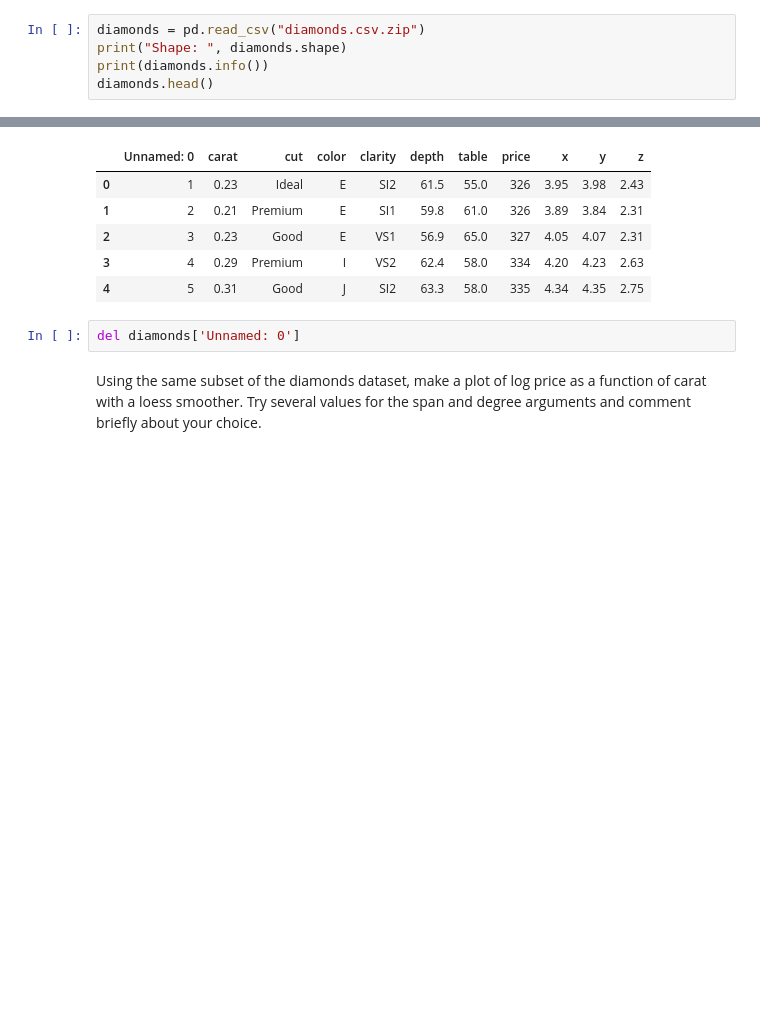
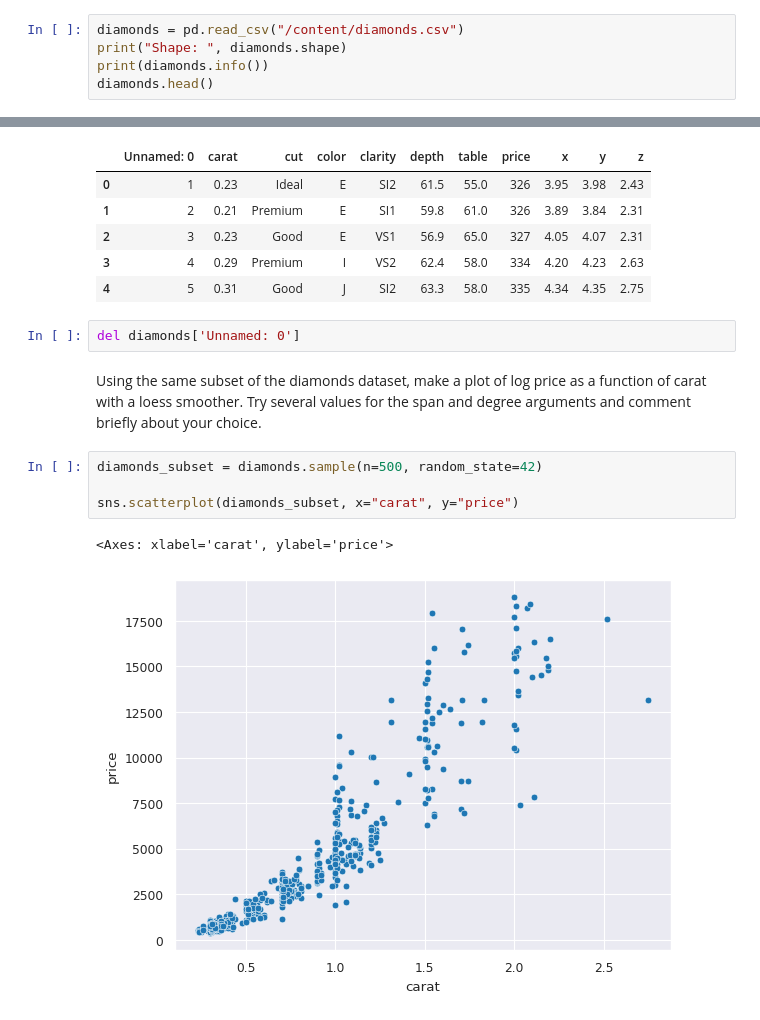
Before and after one commit to RomandRapido/DSC1105_EDA, a Jupyter notebook: FA4_Lansangan/FA4_Lansangan.ipynb, the cells around one changed output, grey strips where cells are left out. Saved outputs shown, nothing was run; the diff lists cells and outputs as text; blank space fills up the shorter version.

```diff
--- a/FA4_Lansangan/FA4_Lansangan.ipynb
+++ b/FA4_Lansangan/FA4_Lansangan.ipynb
@@ -107,5 +130,5 @@ plt.legend()
 # %%
-diamonds = pd.read_csv("diamonds.csv.zip")
+diamonds = pd.read_csv("/content/diamonds.csv")
 print("Shape: ", diamonds.shape)
 print(diamonds.info())
 diamonds.head()
@@ -140,3 +163,10 @@ None
 del diamonds['Unnamed: 0']
 # %% [markdown]
 Using the same subset of the diamonds dataset, make a plot of log price as a function of carat with a loess smoother. Try several values for the span and degree arguments and comment briefly about your choice.
+# %%
+diamonds_subset = diamonds.sample(n=500, random_state=42)
+
+sns.scatterplot(diamonds_subset, x="carat", y="price")
+# %% [output]
+<Axes: xlabel='carat', ylabel='price'>
+[figure, added]
```
Also changed, not shown: parts of 9 cells of this notebook.
